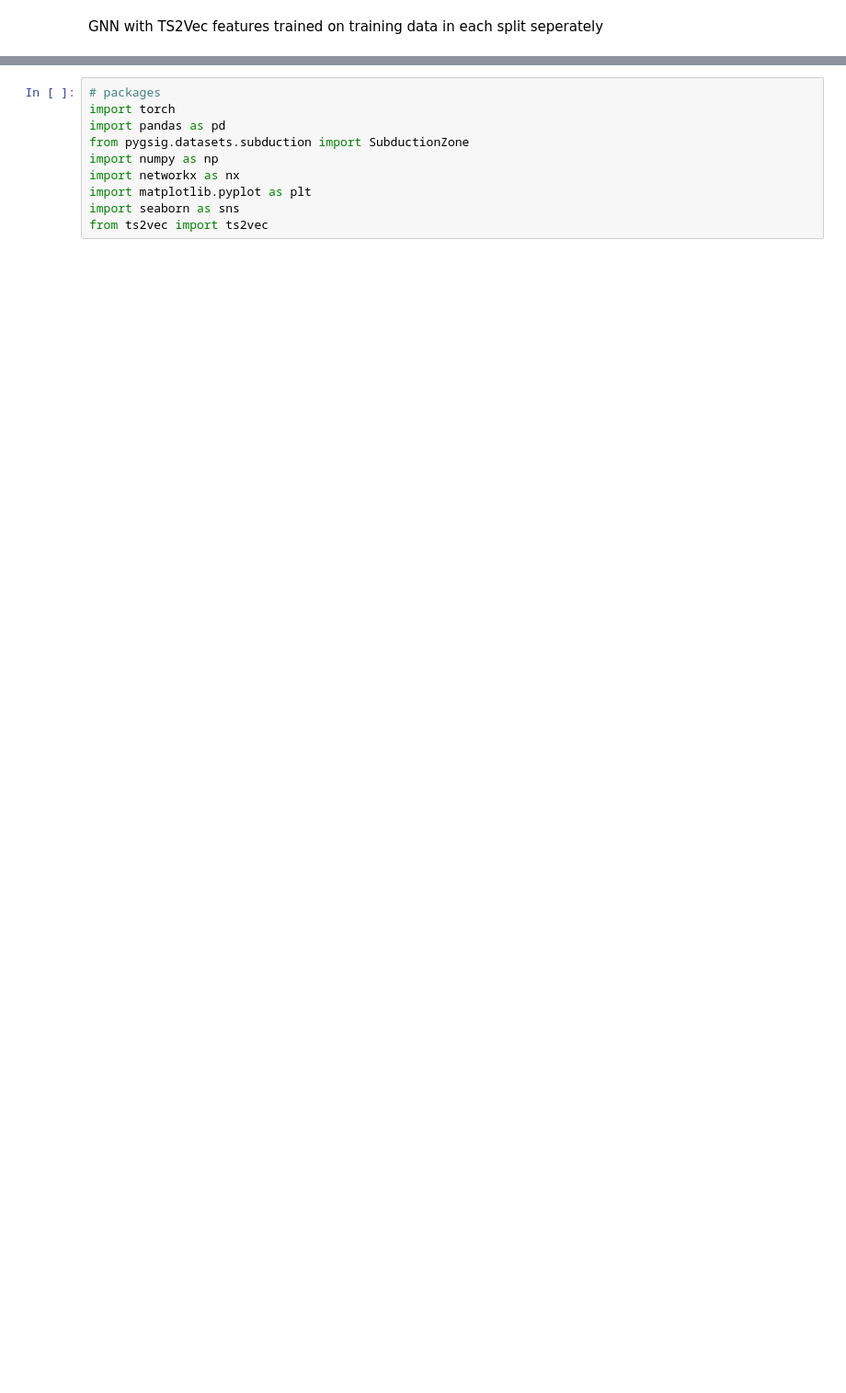
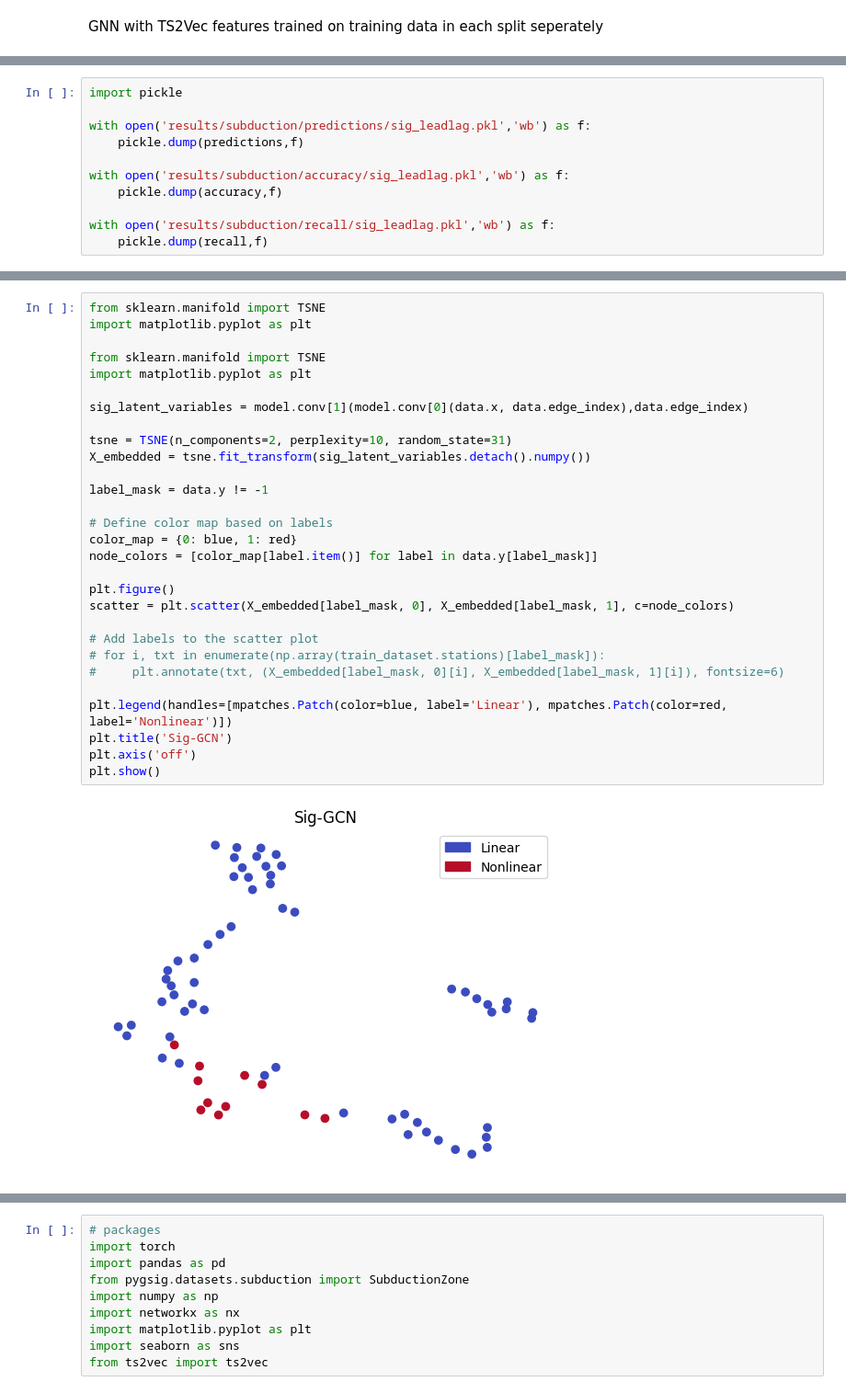
Before and after one commit to hans-riess/pygsig, a Jupyter notebook: earthquakes.ipynb, the cells around one changed output, grey strips where cells are left out. Shown at 92% size. Saved outputs shown, nothing was run; the diff lists cells and outputs as text; blank space fills up the shorter version.

```diff
--- a/earthquakes.ipynb
+++ b/earthquakes.ipynb
@@ -657,0 +683,11 @@ plt.show()
+# %%
+import pickle
+
+with open('results/subduction/predictions/sig_leadlag.pkl','wb') as f:
+    pickle.dump(predictions,f)
+
+with open('results/subduction/accuracy/sig_leadlag.pkl','wb') as f:
+    pickle.dump(accuracy,f)
+
+with open('results/subduction/recall/sig_leadlag.pkl','wb') as f:
+    pickle.dump(recall,f)
@@ -657,0 +908,31 @@ plt.show()
+# %%
+from sklearn.manifold import TSNE
+import matplotlib.pyplot as plt
+
+from sklearn.manifold import TSNE
+import matplotlib.pyplot as plt
+
+sig_latent_variables = model.conv[1](model.conv[0](data.x, data.edge_index),data.edge_index)
+
+tsne = TSNE(n_components=2, perplexity=10, random_state=31)
+X_embedded = tsne.fit_transform(sig_latent_variables.detach().numpy())
+
+label_mask = data.y != -1
+
+# Define color map based on labels
+color_map = {0: blue, 1: red}
+node_colors = [color_map[label.item()] for label in data.y[label_mask]]
+
+plt.figure()
+scatter = plt.scatter(X_embedded[label_mask, 0], X_embedded[label_mask, 1], c=node_colors)
+
+# Add labels to the scatter plot
+# for i, txt in enumerate(np.array(train_dataset.stations)[label_mask]):
+#     plt.annotate(txt, (X_embedded[label_mask, 0][i], X_embedded[label_mask, 1][i]), fontsize=6)
+
+plt.legend(handles=[mpatches.Patch(color=blue, label='Linear'), mpatches.Patch(color=red, label='Nonlinear')])
+plt.title('Sig-GCN')
+plt.axis('off')
+plt.show()
+# %% [output]
+[figure, added]
```
Also changed, not shown: parts of 59 cells of this notebook, 17 other files.
